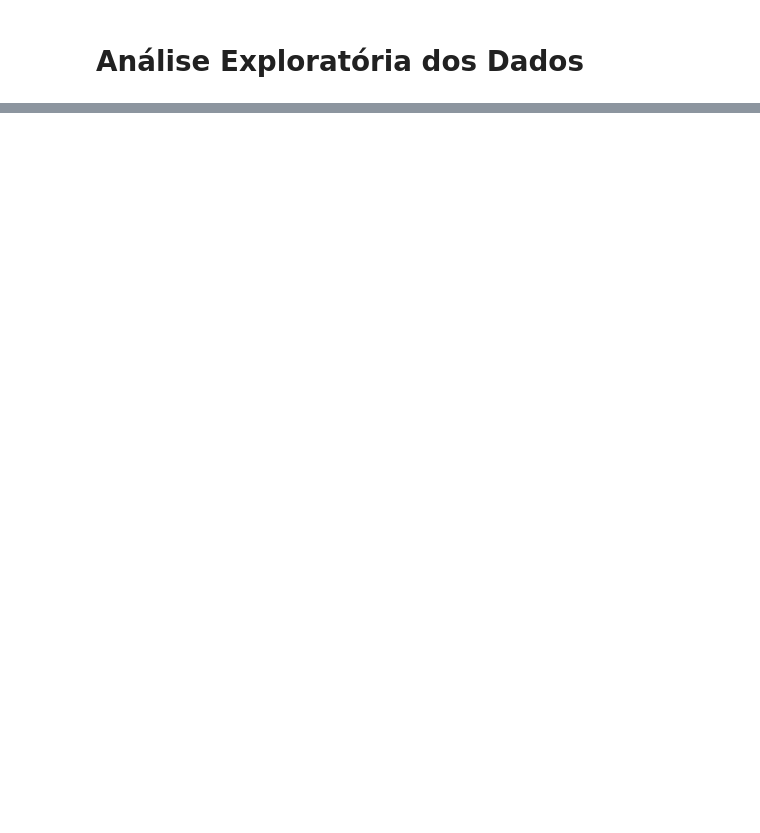
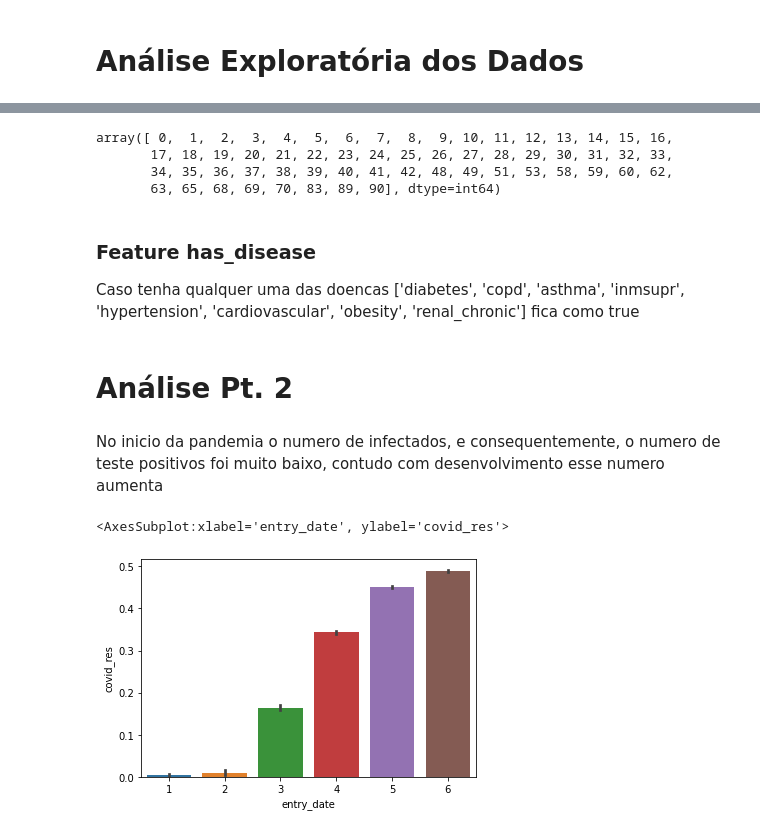
Before and after one commit to fernandakawasaki/Projeto-Base-de-Dados-COVID-19, a Jupyter notebook: notebook.ipynb, the cells around one changed output, grey strips where cells are left out. Drawn from its saved outputs; the diff is of its cells as text; code cells hidden in the pictures; blank space fills up the shorter version.

```diff
--- a/notebook.ipynb
+++ b/notebook.ipynb
@@ -202,0 +204,3 @@ Created in <span style='font-weight:600;margin-left:4px;'>Deepnote</span></a>
+# %%
+imputer = SimpleImputer(strategy='constant', fill_value=2)
+df[['contact_other_covid']] = imputer.fit_transform(df[['contact_other_covid']])
@@ -202,0 +212,2 @@ Created in <span style='font-weight:600;margin-left:4px;'>Deepnote</span></a>
+# %%
+df['died'] = np.where(df['date_died'].isna(), 0, 1)
@@ -202,0 +217,24 @@ Created in <span style='font-weight:600;margin-left:4px;'>Deepnote</span></a>
+# %%
+df['entry_symptoms_time'] = (df['entry_date'] - df['date_symptoms']).dt.days
+# %%
+np.sort(df['entry_symptoms_time'].unique())
+# %% [output]
+array([ 0,  1,  2,  3,  4,  5,  6,  7,  8,  9, 10, 11, 12, 13, 14, 15, 16,
+       17, 18, 19, 20, 21, 22, 23, 24, 25, 26, 27, 28, 29, 30, 31, 32, 33,
+       34, 35, 36, 37, 38, 39, 40, 41, 42, 48, 49, 51, 53, 58, 59, 60, 62,
+       63, 65, 68, 69, 70, 83, 89, 90], dtype=int64)
+# %% [markdown]
+### Feature has_disease
+Caso tenha qualquer uma das doencas ['diabetes', 'copd', 'asthma', 'inmsupr', 'hypertension', 'cardiovascular', 'obesity', 'renal_chronic'] fica como true
+# %%
+diseases_col = ['diabetes', 'copd', 'asthma', 'inmsupr', 'hypertension','other_disease', 'cardiovascular', 'obesity', 'renal_chronic']
+df['has_disease'] = np.where(df[df[diseases_col] == 1].any(axis=1), 0, 1)
+# %% [markdown]
+# Análise Pt. 2
+# %% [markdown]
+No inicio da pandemia o numero de infectados, e consequentemente, o numero de teste positivos foi muito baixo, contudo com desenvolvimento esse numero aumenta
+# %%
+sns.barplot(x=df['entry_date'].dt.month, y=df['covid_res'])
+# %% [output]
+<AxesSubplot:xlabel='entry_date', ylabel='covid_res'>
+[figure, added]
```
Also changed, not shown: parts of 105 cells of this notebook.
